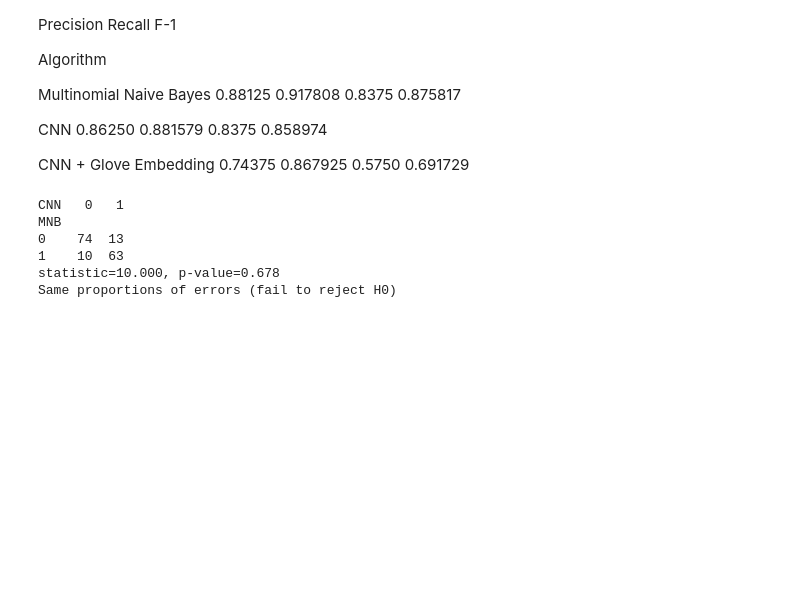
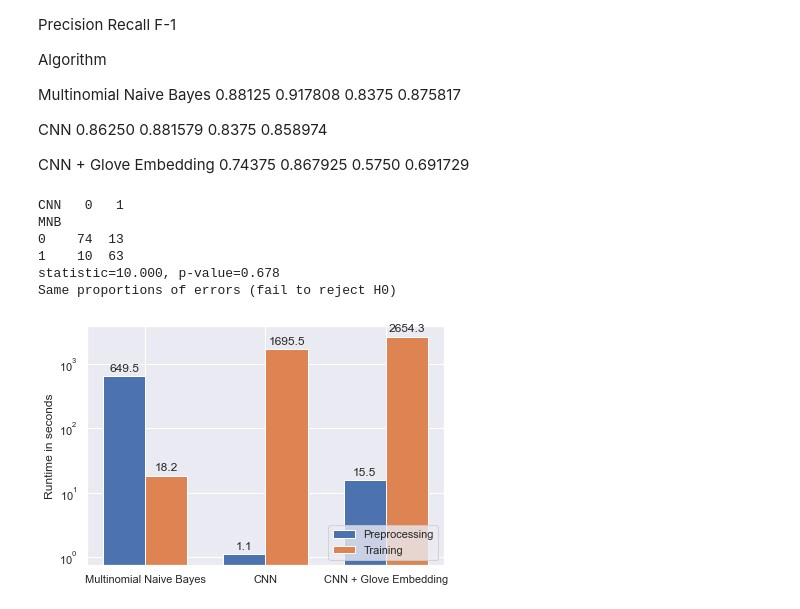
Before and after one commit to beld78/ARM-Paper, a Jupyter notebook: Analysis.ipynb, the cells around one changed output. Saved outputs shown, nothing was run; the diff lists cells and outputs as text; code cells hidden in the pictures; blank space fills up the shorter version.

```diff
--- a/Analysis.ipynb
+++ b/Analysis.ipynb
@@ -793,3 +796,56 @@ MNB
 1    10  63
 statistic=10.000, p-value=0.678
 Same proportions of errors (fail to reject H0)
+# %%
+def plotRuntimeComparison(metrics_list, title=""):
+    metrics_df = pd.DataFrame(metrics_list, columns=["Preprocessing","Precision","Recall"], index=["Multinomial Naive Bayes", "CNN", "CNN + Glove Embedding"])
+    metrics_df.index.name = "Algorithm"
+    print(metrics_df.transpose())
+    ax = metrics_df.transpose().plot(kind='bar', legend=True, width=0.8, figsize=(10,6))
+    plt.legend(loc='lower right')
+    plt.xticks(fontsize=14, rotation=0)
+    plt.savefig("plots/" + title + '.png')
+    plt.show()
+    print(metrics_df)
+
+N = 3
+labels = ["Multinomial Naive Bayes", "CNN", "CNN + Glove Embedding"]
+men_means = [649.5, 1.1, 15.5]
+women_means = [18.2, 1695.5, 2654.3]
+
+x = np.arange(len(labels))  # the label locations
+width = 0.35  # the width of the bars
+
+fig, ax = plt.subplots()
+rects1 = ax.bar(x - width/2, men_means, width, label='Preprocessing')
+rects2 = ax.bar(x + width/2, women_means, width, label='Training')
+
+# Add some text for labels, title and custom x-axis tick labels, etc.
+ax.set_ylabel('Runtime in seconds')
+#ax.set_title('Scores by group and gender')
+ax.set_xticks(x)
+ax.set_xticklabels(labels)
+ax.legend()
+
+
+def autolabel(rects):
+    """Attach a text label above each bar in *rects*, displaying its height."""
+    for rect in rects:
+        height = rect.get_height()
+        ax.annotate('{}'.format(height),
+                    xy=(rect.get_x() + rect.get_width() / 2, height),
+                    xytext=(0, 3),  # 3 points vertical offset
+                    textcoords="offset points",
+                    ha='center', va='bottom')
+
+
+autolabel(rects1)
+autolabel(rects2)
+plt.yscale('log')
+plt.legend(loc='lower right')
+
+fig.tight_layout()
+
+plt.show()
+# %% [output]
+[figure, added]
```
Also changed, not shown: parts of 5 cells of this notebook.
